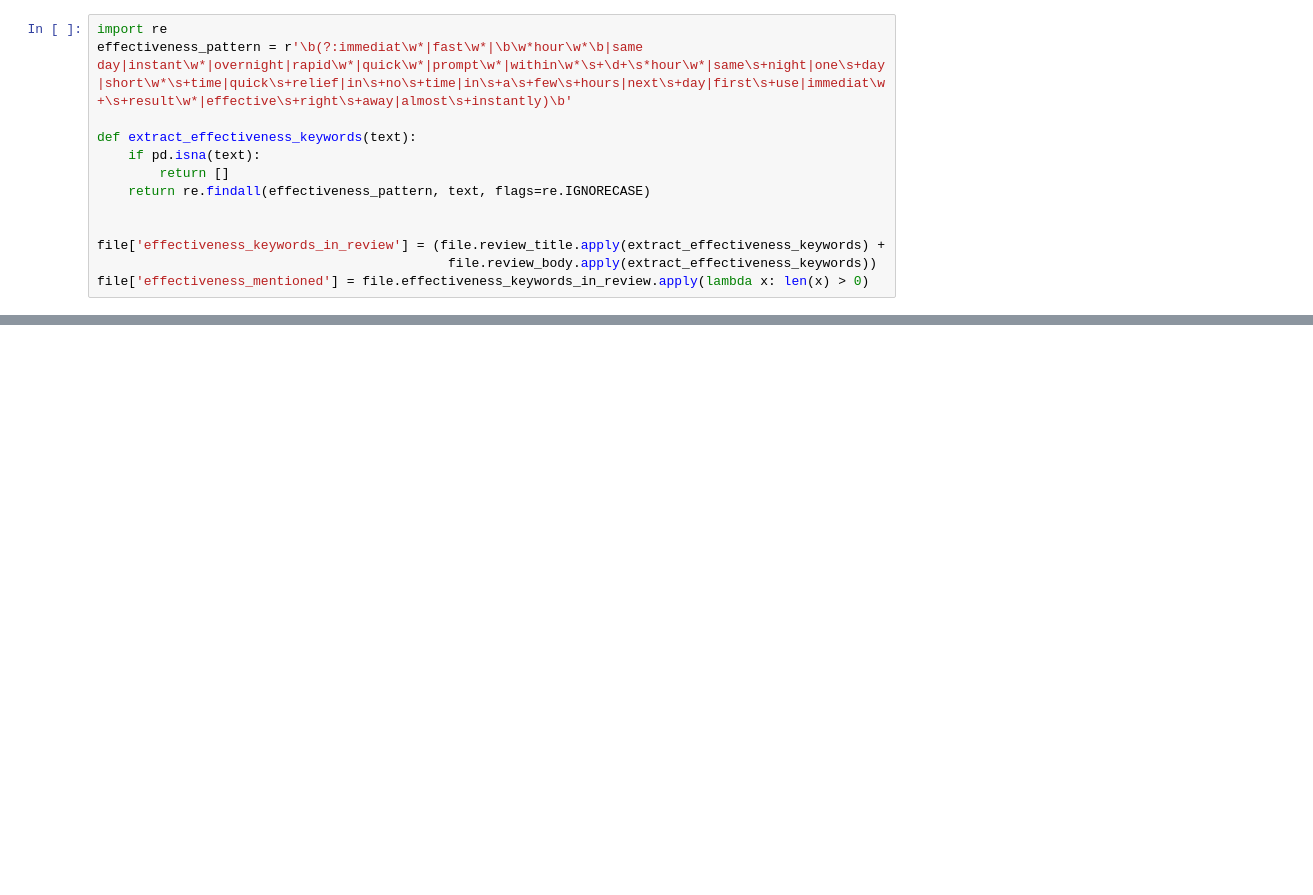
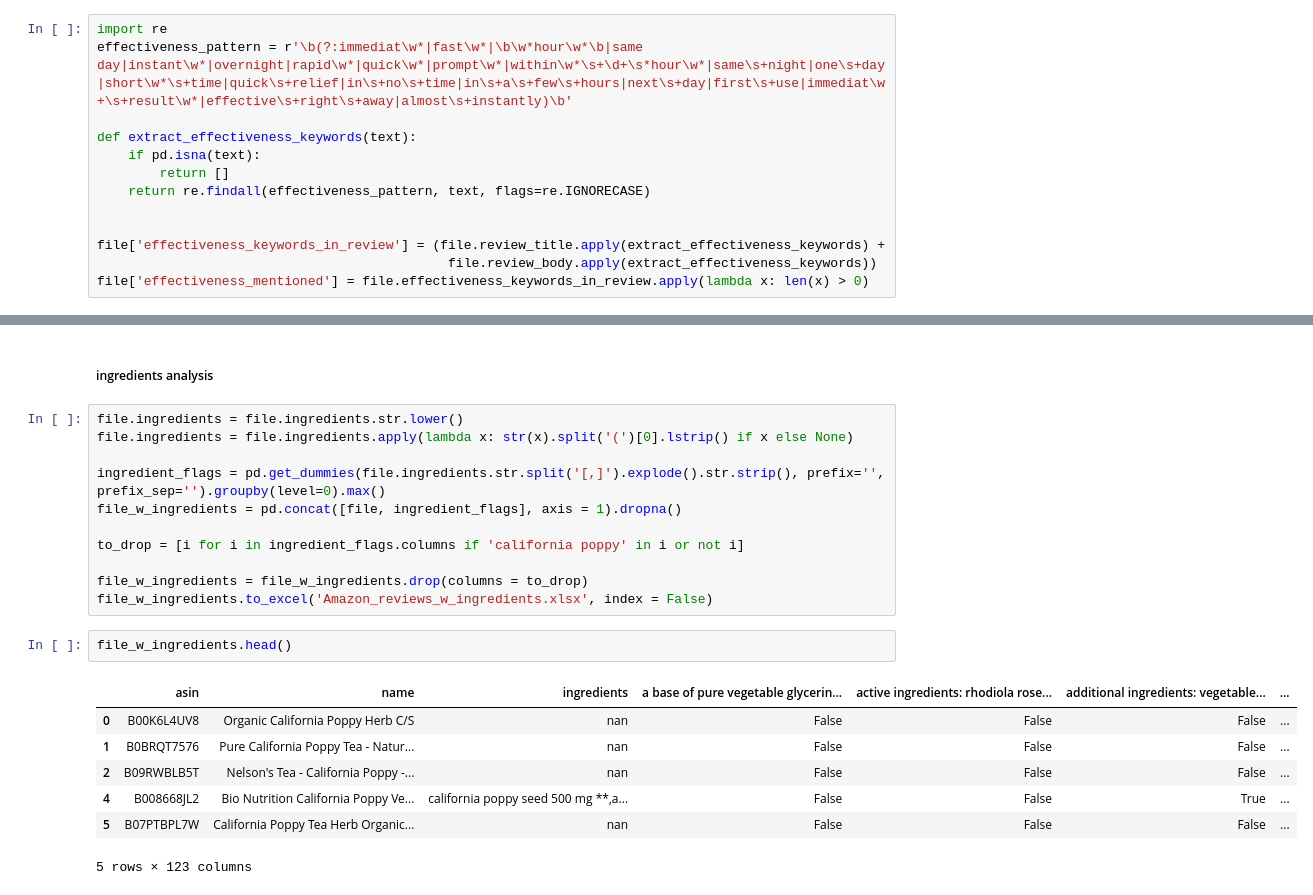
Before and after one commit to TLI2958/scrapfly-scrapers, a Jupyter notebook: etsy-scraper/results/read_res.ipynb, the cells around one changed output, grey strips where cells are left out. Saved outputs shown, nothing was run; the diff lists cells and outputs as text; blank space fills up the shorter version.

```diff
--- a/etsy-scraper/results/read_res.ipynb
+++ b/etsy-scraper/results/read_res.ipynb
@@ -335,0 +402,23 @@ fig.write_html('effectiveness_mentioned.html',)
+# %% [markdown]
+##### ingredients analysis
+# %%
+file.ingredients = file.ingredients.str.lower()
+file.ingredients = file.ingredients.apply(lambda x: str(x).split('(')[0].lstrip() if x else None)
+
+ingredient_flags = pd.get_dummies(file.ingredients.str.split('[,]').explode().str.strip(), prefix='', prefix_sep='').groupby(level=0).max()
+file_w_ingredients = pd.concat([file, ingredient_flags], axis = 1).dropna()
+
+to_drop = [i for i in ingredient_flags.columns if 'california poppy' in i or not i]
+
+file_w_ingredients = file_w_ingredients.drop(columns = to_drop)
+file_w_ingredients.to_excel('Amazon_reviews_w_ingredients.xlsx', index = False)
+# %%
+file_w_ingredients.head()
+# %% [output]
+|  | asin | name | ingredients | a base of pure vegetable glycerin... | active ingredients: rhodiola rose... | additional ingredients: vegetable... | ... |
+| 0 | B00K6L4UV8 | Organic California Poppy Herb C/S | nan | False | False | False | ... |
+| 1 | B0BRQT7576 | Pure California Poppy Tea - Natur... | nan | False | False | False | ... |
+| 2 | B09RWBLB5T | Nelson's Tea - California Poppy -... | nan | False | False | False | ... |
+| 4 | B008668JL2 | Bio Nutrition California Poppy Ve... | california poppy seed 500 mg **,a... | False | False | True | ... |
+| 5 | B07PTBPL7W | California Poppy Tea Herb Organic... | nan | False | False | False | ... |
+5 rows × 123 columns
```
Also changed, not shown: parts of 17 cells of this notebook, 10 other files.
